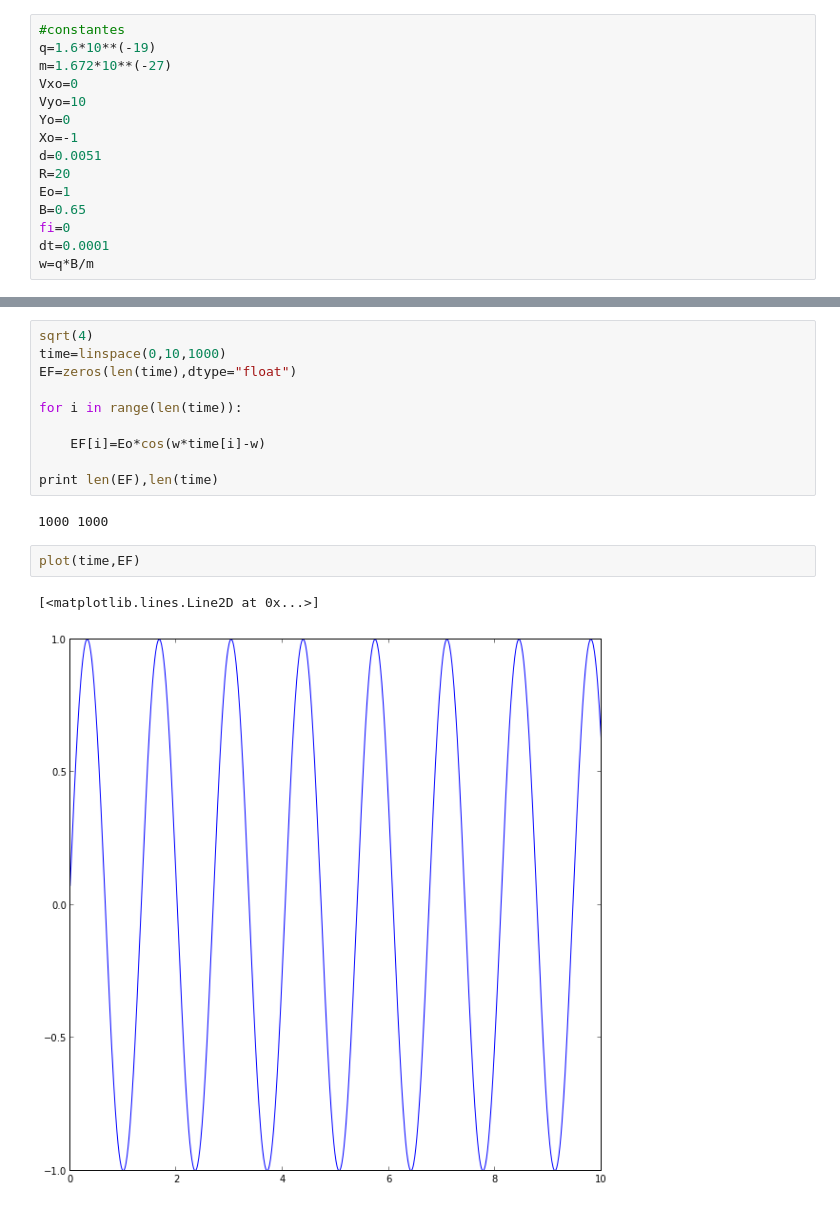
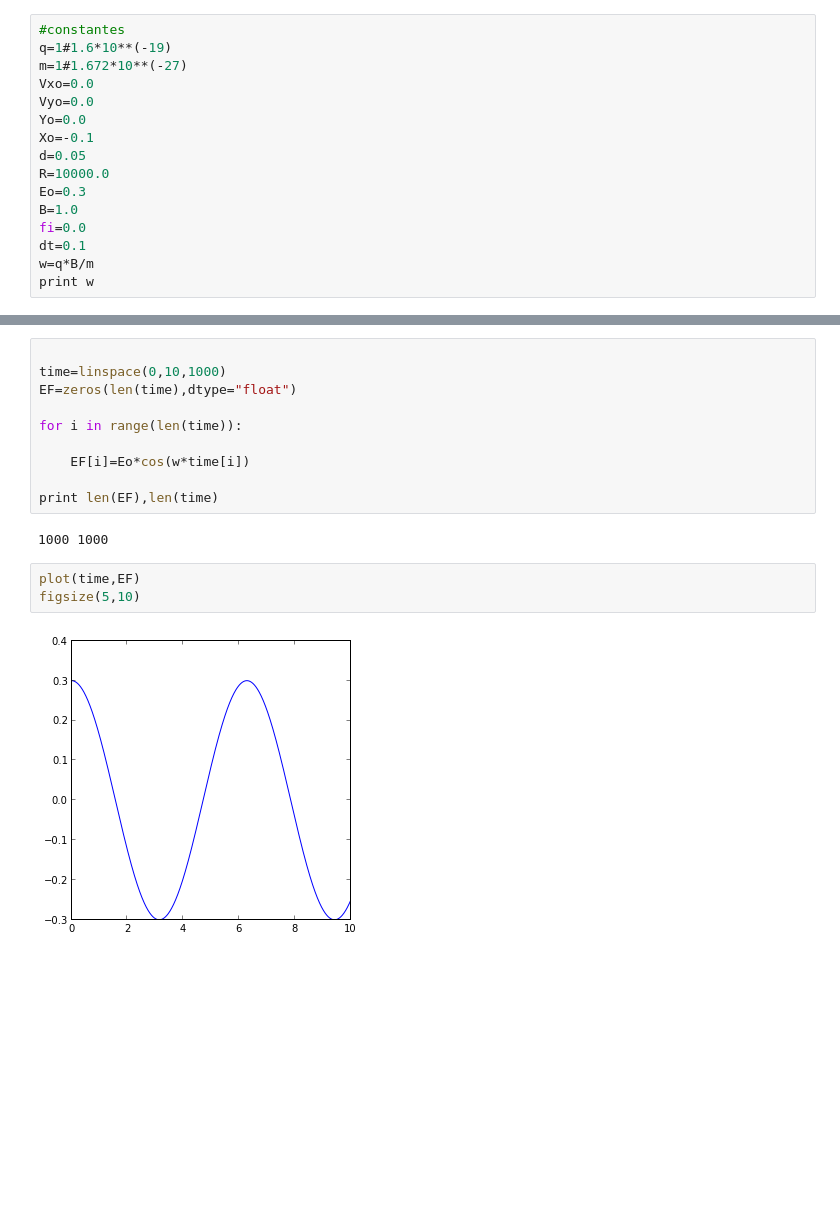
Before and after one commit to daniel-lozano/Aceleradores, a Jupyter notebook: ciclotron .ipynb, the cells around one changed output, grey strips where cells are left out. Cells and saved outputs as stored; diff of their text form; blank space fills up the shorter version.

```diff
--- a/ciclotron .ipynb
+++ b/ciclotron .ipynb
@@ -5,15 +6,16 @@ Populating the interactive namespace from numpy and matplotlib
 # %%
 #constantes
-q=1.6*10**(-19)
-m=1.672*10**(-27)
-Vxo=0
-Vyo=10
-Yo=0
-Xo=-1
-d=0.0051
-R=20
-Eo=1
-B=0.65
-fi=0
-dt=0.0001
+q=1#1.6*10**(-19)
+m=1#1.672*10**(-27)
+Vxo=0.0
+Vyo=0.0
+Yo=0.0
+Xo=-0.1
+d=0.05
+R=10000.0
+Eo=0.3
+B=1.0
+fi=0.0
+dt=0.1
 w=q*B/m
+print w
@@ -45,21 +38,21 @@ def aceleracion(x,y,vx,vy,t):
     A=[ax,ay]
     return A
 # %%
-sqrt(4)
+
 time=linspace(0,10,1000)
 EF=zeros(len(time),dtype="float")
 
 for i in range(len(time)):
 
-    EF[i]=Eo*cos(w*time[i]-w)
+    EF[i]=Eo*cos(w*time[i])
 
 print len(EF),len(time)
 # %% [output]
 1000 1000
 # %%
 plot(time,EF)
+figsize(5,10)
 # %% [output]
-[<matplotlib.lines.Line2D at 0x...>]
-[figure, old version]
+[figure, new version]
 # %%
 i=0
```
Also changed, not shown: parts of 8 cells of this notebook, 5 other files.
